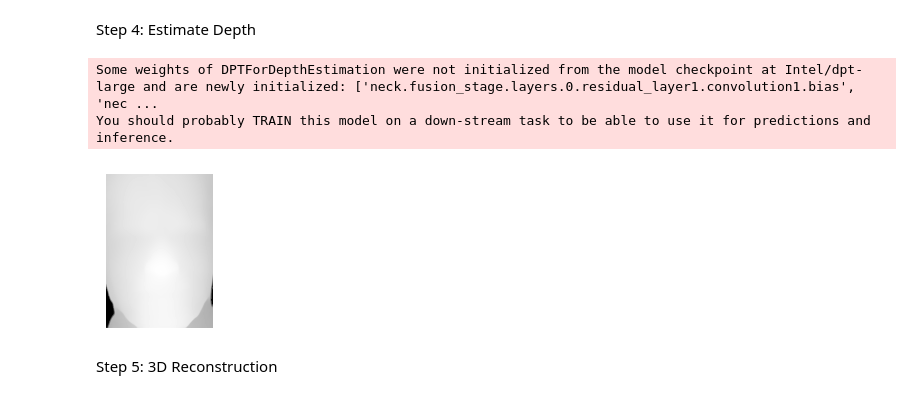
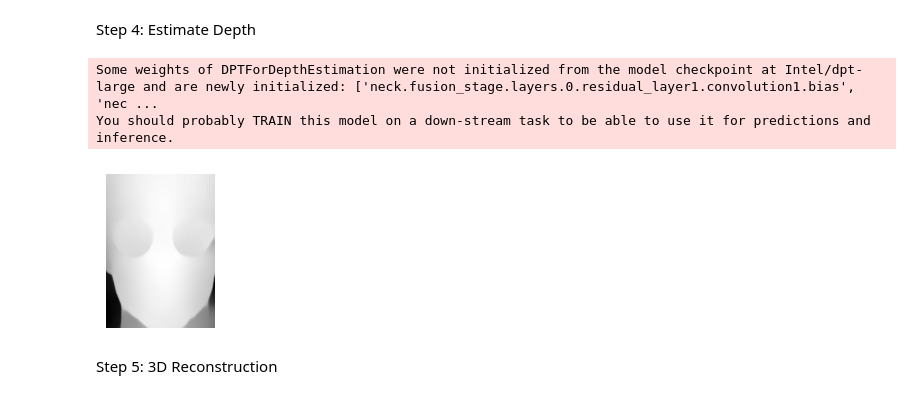
Before and after one commit to li812/3D-Face-Recontructor, a Jupyter notebook: main.ipynb, the cells around one changed output. Drawn from its saved outputs; the diff is of its cells as text; code cells hidden in the pictures.

```diff
--- a/main.ipynb
+++ b/main.ipynb
@@ -103,41 +97,42 @@ Cropped face saved at: images/cropped_face/cropped_face.jpg
 # %% [markdown]
 Step 4: Estimate Depth
 # %%
-image_path = "images/cropped_face/cropped_face.jpg"
+image_path = "images/aligned_face/aligned_face.jpg"
+#image_path = "images/cropped_face/cropped_face.jpg"
 image = Image.open(image_path)
 
 processor = DPTImageProcessor.from_pretrained("Intel/dpt-large")
 model = DPTForDepthEstimation.from_pretrained("Intel/dpt-large")
 
 inputs = processor(images=image, return_tensors="pt")
 
 with torch.no_grad():
     outputs = model(**inputs)
     predicted_depth = outputs.predicted_depth
 
 prediction = torch.nn.functional.interpolate(
     predicted_depth.unsqueeze(1),
     size=image.size[::-1],
     mode="bicubic",
     align_corners=False,
 )
 
 output = prediction.squeeze().cpu().numpy()
 formatted = (output * 255 / np.max(output)).astype("uint8")
 depth = Image.fromarray(formatted)
 image_np = np.array(image)
 rgb = image_np
 
 
 
 plt.figure(figsize=(2,2))
 plt.imshow(depth, cmap='gray')
 plt.axis('off')
 plt.show()
 # %% [output]
 Some weights of DPTForDepthEstimation were not initialized from the model checkpoint at Intel/dpt-large and are newly initialized: ['neck.fusion_stage.layers.0.residual_layer1.convolution1.bias', 'nec ...
 You should probably TRAIN this model on a down-stream task to be able to use it for predictions and inference.
-[figure, old version]
+[figure, new version]
 # %% [markdown]
 Step 5: 3D Reconstruction
 # %%
```
Also changed, not shown: parts of 4 cells of this notebook, 7 other files.
